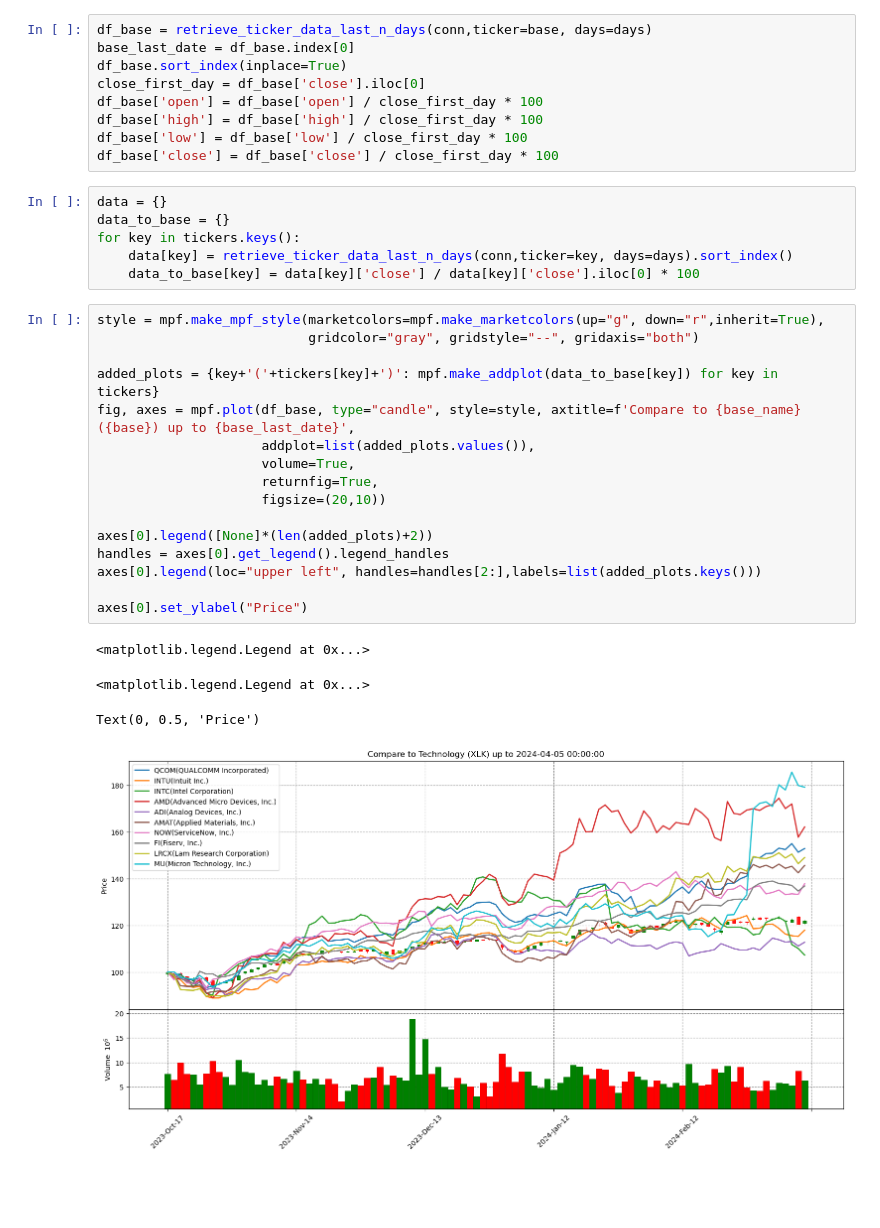
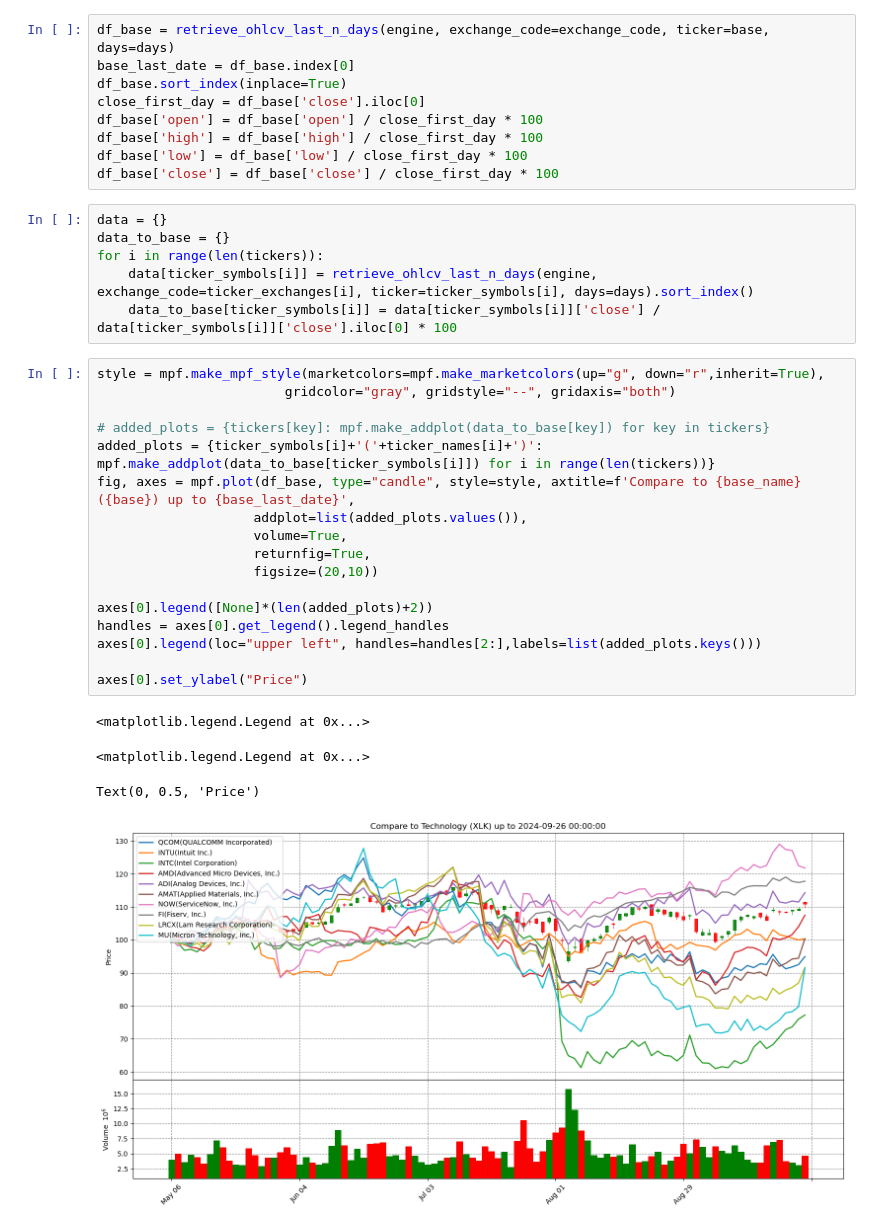
Before and after one commit to RobBebb/securities_notebooks, a Jupyter notebook: comparisons/technology_stock_comparison.ipynb, the cells around one changed output. Cells and saved outputs as stored; diff of their text form; blank space fills up the shorter version.

```diff
--- a/comparisons/technology_stock_comparison.ipynb
+++ b/comparisons/technology_stock_comparison.ipynb
@@ -46,5 +49,5 @@ postgresql+psycopg2://securities:tS$,8,WLvy@localhost:5432/securities
 # %%
-df_base = retrieve_ticker_data_last_n_days(conn,ticker=base, days=days)
+df_base = retrieve_ohlcv_last_n_days(engine, exchange_code=exchange_code, ticker=base, days=days)
 base_last_date = df_base.index[0]
 df_base.sort_index(inplace=True)
 close_first_day = df_base['close'].iloc[0]
@@ -55,27 +58,28 @@ df_base['close'] = df_base['close'] / close_first_day * 100
 # %%
 data = {}
 data_to_base = {}
-for key in tickers.keys():
-    data[key] = retrieve_ticker_data_last_n_days(conn,ticker=key, days=days).sort_index()
-    data_to_base[key] = data[key]['close'] / data[key]['close'].iloc[0] * 100
+for i in range(len(tickers)):
+    data[ticker_symbols[i]] = retrieve_ohlcv_last_n_days(engine, exchange_code=ticker_exchanges[i], ticker=ticker_symbols[i], days=days).sort_index()
+    data_to_base[ticker_symbols[i]] = data[ticker_symbols[i]]['close'] / data[ticker_symbols[i]]['close'].iloc[0] * 100
 # %%
 style = mpf.make_mpf_style(marketcolors=mpf.make_marketcolors(up="g", down="r",inherit=True),
-                           gridcolor="gray", gridstyle="--", gridaxis="both")
+                        gridcolor="gray", gridstyle="--", gridaxis="both")
 
-added_plots = {key+'('+tickers[key]+')': mpf.make_addplot(data_to_base[key]) for key in tickers}
+# added_plots = {tickers[key]: mpf.make_addplot(data_to_base[key]) for key in tickers}
+added_plots = {ticker_symbols[i]+'('+ticker_names[i]+')': mpf.make_addplot(data_to_base[ticker_symbols[i]]) for i in range(len(tickers))}
 fig, axes = mpf.plot(df_base, type="candle", style=style, axtitle=f'Compare to {base_name} ({base}) up to {base_last_date}',
-                     addplot=list(added_plots.values()),
-                     volume=True,
-                     returnfig=True,
-                     figsize=(20,10))
+                    addplot=list(added_plots.values()),
+                    volume=True,
+                    returnfig=True,
+                    figsize=(20,10))
 
 axes[0].legend([None]*(len(added_plots)+2))
 handles = axes[0].get_legend().legend_handles
 axes[0].legend(loc="upper left", handles=handles[2:],labels=list(added_plots.keys()))
 
 axes[0].set_ylabel("Price")
 # %% [output]
 <matplotlib.legend.Legend at 0x...>
 <matplotlib.legend.Legend at 0x...>
 Text(0, 0.5, 'Price')
-[figure, old version]
+[figure, new version]
```
Also changed, not shown: parts of 2 cells of this notebook, 4 other files.
